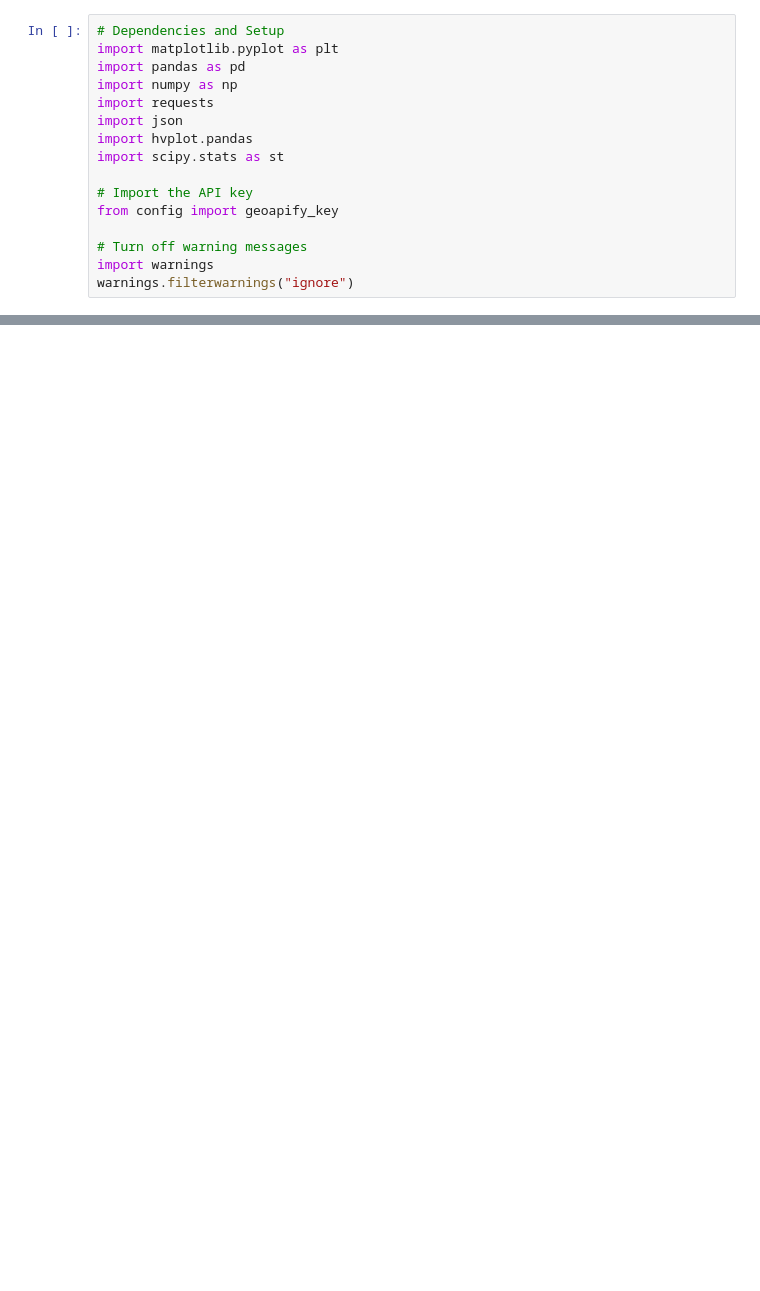
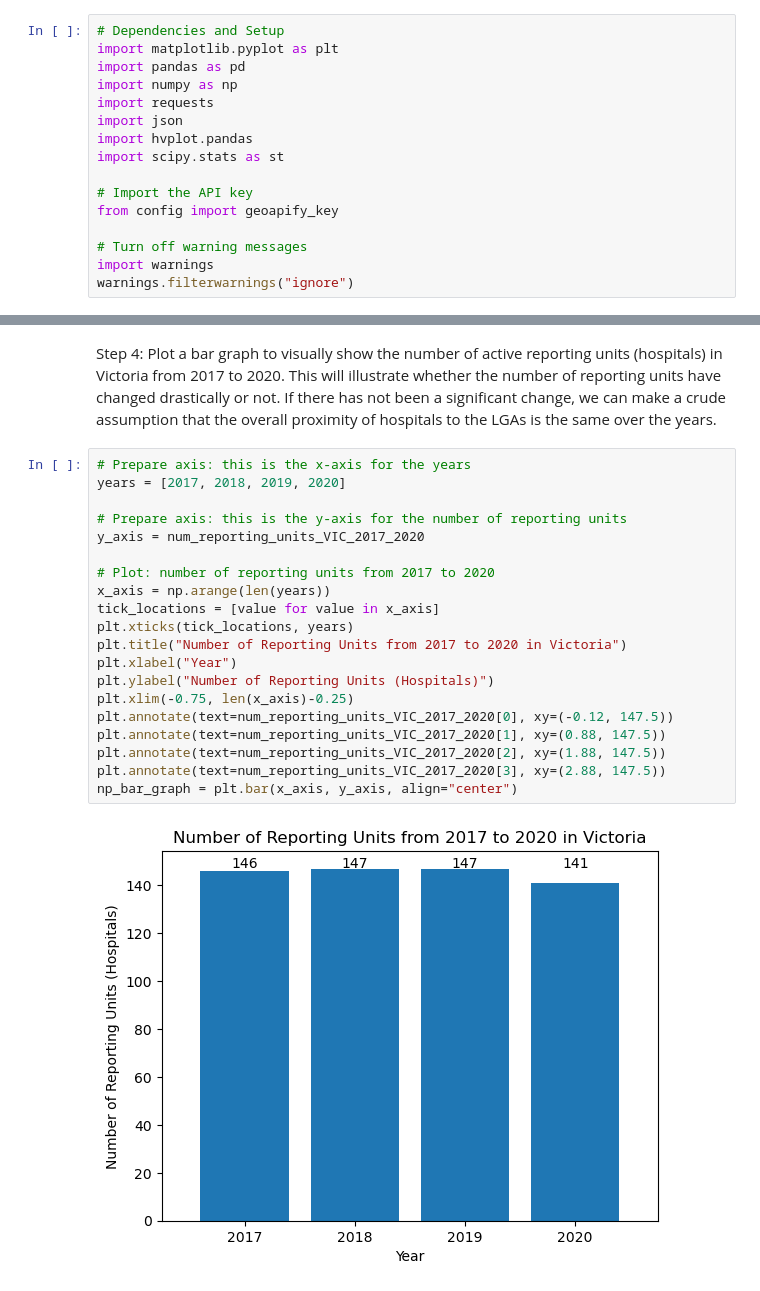
Before and after one commit to RicT1969/Project-1-Bootcamp---Data-Visualisation-and-Analysis, a Jupyter notebook: adult_mortality.ipynb, the cells around one changed output, grey strips where cells are left out. Drawn from its saved outputs; the diff is of its cells as text; blank space fills up the shorter version.

```diff
--- a/adult_mortality.ipynb
+++ b/adult_mortality.ipynb
@@ -236,0 +167,25 @@ NOTE: the null hypothesis is that the true difference between the group means is
+# %% [markdown]
+Step 4:
+Plot a bar graph to visually show the number of active reporting units (hospitals) in Victoria from 2017 to 2020. This will illustrate whether the number of reporting units have changed drastically or not. If there has not been a significant change, we can make a crude assumption that the overall proximity of hospitals to the LGAs is the same over the years.
+# %%
+# Prepare axis: this is the x-axis for the years
+years = [2017, 2018, 2019, 2020]
+
+# Prepare axis: this is the y-axis for the number of reporting units
+y_axis = num_reporting_units_VIC_2017_2020
+
+# Plot: number of reporting units from 2017 to 2020
+x_axis = np.arange(len(years))
+tick_locations = [value for value in x_axis]
+plt.xticks(tick_locations, years)
+plt.title("Number of Reporting Units from 2017 to 2020 in Victoria")
+plt.xlabel("Year")
+plt.ylabel("Number of Reporting Units (Hospitals)")
+plt.xlim(-0.75, len(x_axis)-0.25)
+plt.annotate(text=num_reporting_units_VIC_2017_2020[0], xy=(-0.12, 147.5))
+plt.annotate(text=num_reporting_units_VIC_2017_2020[1], xy=(0.88, 147.5))
+plt.annotate(text=num_reporting_units_VIC_2017_2020[2], xy=(1.88, 147.5))
+plt.annotate(text=num_reporting_units_VIC_2017_2020[3], xy=(2.88, 147.5))
+np_bar_graph = plt.bar(x_axis, y_axis, align="center")
+# %% [output]
+[figure, added]
```
Also changed, not shown: parts of 44 cells of this notebook.
